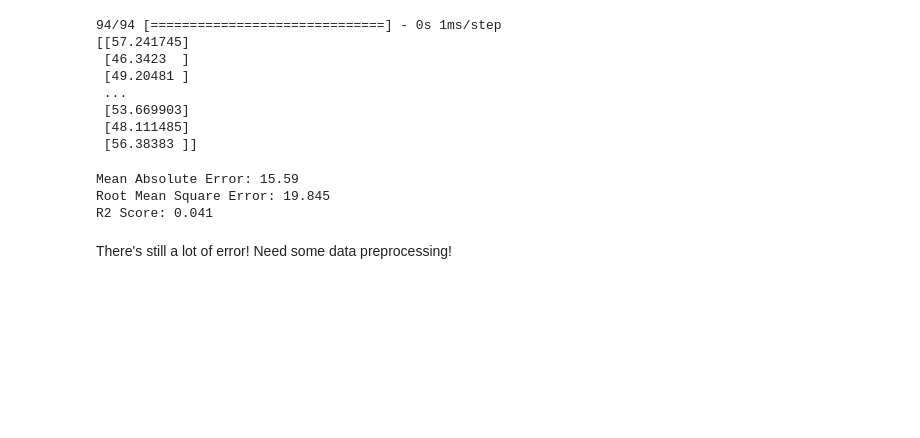
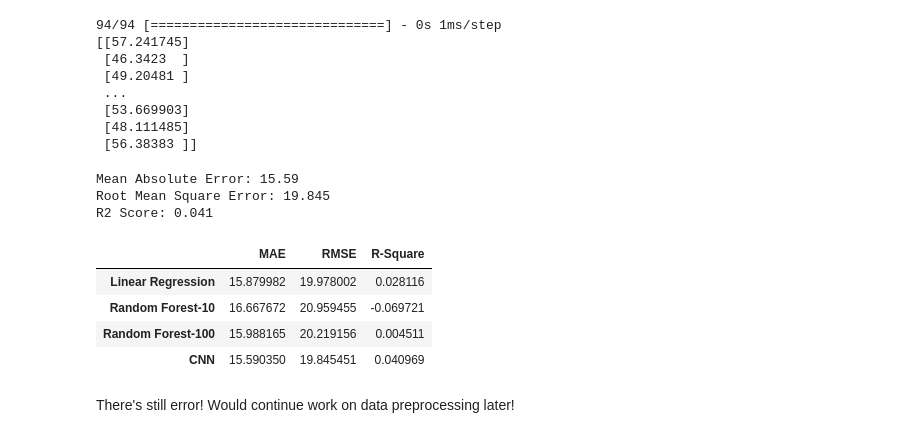
Before and after one commit to Sharzzz001/Machine-Learning-Applications-and-Kaggle-Competitions, a Jupyter notebook: Self-Projects/song popularity/main.ipynb, the cells around one changed output. Drawn from its saved outputs; the diff is of its cells as text; code cells hidden in the pictures; blank space fills up the shorter version.

Commit message:
Need more work! There's error in prediction!

```diff
--- a/Self-Projects/song popularity/main.ipynb
+++ b/Self-Projects/song popularity/main.ipynb
@@ -303,0 +306,6 @@ R2 Score: -0.07
+# %%
+from sklearn.ensemble import RandomForestRegressor
+
+rf = RandomForestRegressor(n_estimators=100)
+rf.fit(X_train_RF,y_train)
+rf.get_params()
@@ -303,0 +330,3 @@ R2 Score: -0.07
+# %%
+y_pred_RF_100 = rf.predict(X_test_RF)
+print(y_pred_RF_100)
@@ -303,0 +336,9 @@ R2 Score: -0.07
+# %%
+from sklearn.metrics import mean_squared_error, mean_absolute_error,r2_score
+from math import sqrt
+
+mae_rf100 = mean_absolute_error(y_test,y_pred_RF_100)
+rmse_rf100 = sqrt(mean_squared_error(y_test,y_pred_RF_100))
+r_sq_rf100 = r2_score(y_test,y_pred_RF_100)
+
+print("Mean Absolute Error: {0}\nRoot Mean Square Error: {1}\nR2 Score: {2}".format(round(mae_rf100,3),round(rmse_rf100,3),round(r_sq_rf100,3)))
@@ -407,14 +452,29 @@ print(y_pred_cnn)
 from sklearn.metrics import mean_squared_error, mean_absolute_error,r2_score
 from math import sqrt
 
-mae = mean_absolute_error(y_test,y_pred_cnn)
-rmse = sqrt(mean_squared_error(y_test,y_pred_cnn))
-r_sq = r2_score(y_test,y_pred_cnn)
+mae_cnn = mean_absolute_error(y_test,y_pred_cnn)
+rmse_cnn = sqrt(mean_squared_error(y_test,y_pred_cnn))
+r_sq_cnn = r2_score(y_test,y_pred_cnn)
 
-print("Mean Absolute Error: {0}\nRoot Mean Square Error: {1}\nR2 Score: {2}".format(round(mae,3),round(rmse,3),round(r_sq,3)))
+print("Mean Absolute Error: {0}\nRoot Mean Square Error: {1}\nR2 Score: {2}".format(round(mae_cnn,3),round(rmse_cnn,3),round(r_sq_cnn,3)))
 # %% [output]
 Mean Absolute Error: 15.59
 Root Mean Square Error: 19.845
 R2 Score: 0.041
+# %%
+linear_reg_results =  pd.Series({ "MAE": mae_ln, "RMSE": rmse_ln, "R-Square": r_sq_ln }, name="Linear Regression")
+rf_10_results = pd.Series({ "MAE": mae_rf, "RMSE": rmse_rf, "R-Square": r_sq_rf }, name="Random Forest-10")
+rf_100_results = pd.Series({ "MAE": mae_rf100, "RMSE": rmse_rf100, "R-Square": r_sq_rf100 }, name="Random Forest-100")
+cnn_results = pd.Series({ "MAE": mae_cnn, "RMSE": rmse_cnn, "R-Square": r_sq_cnn }, name="CNN")
+
+
+results = pd.DataFrame([linear_reg_results, rf_10_results, rf_100_results, cnn_results])
+results
+# %% [output]
+|  | MAE | RMSE | R-Square |
+| Linear Regression | 15.879982 | 19.978002 | 0.028116 |
+| Random Forest-10 | 16.667672 | 20.959455 | -0.069721 |
+| Random Forest-100 | 15.988165 | 20.219156 | 0.004511 |
+| CNN | 15.590350 | 19.845451 | 0.040969 |
 # %% [markdown]
-There's still a lot of error! Need some data preprocessing!
+There's still error! Would continue work on data preprocessing later!
```
Also changed, not shown: parts of 6 cells of this notebook.
